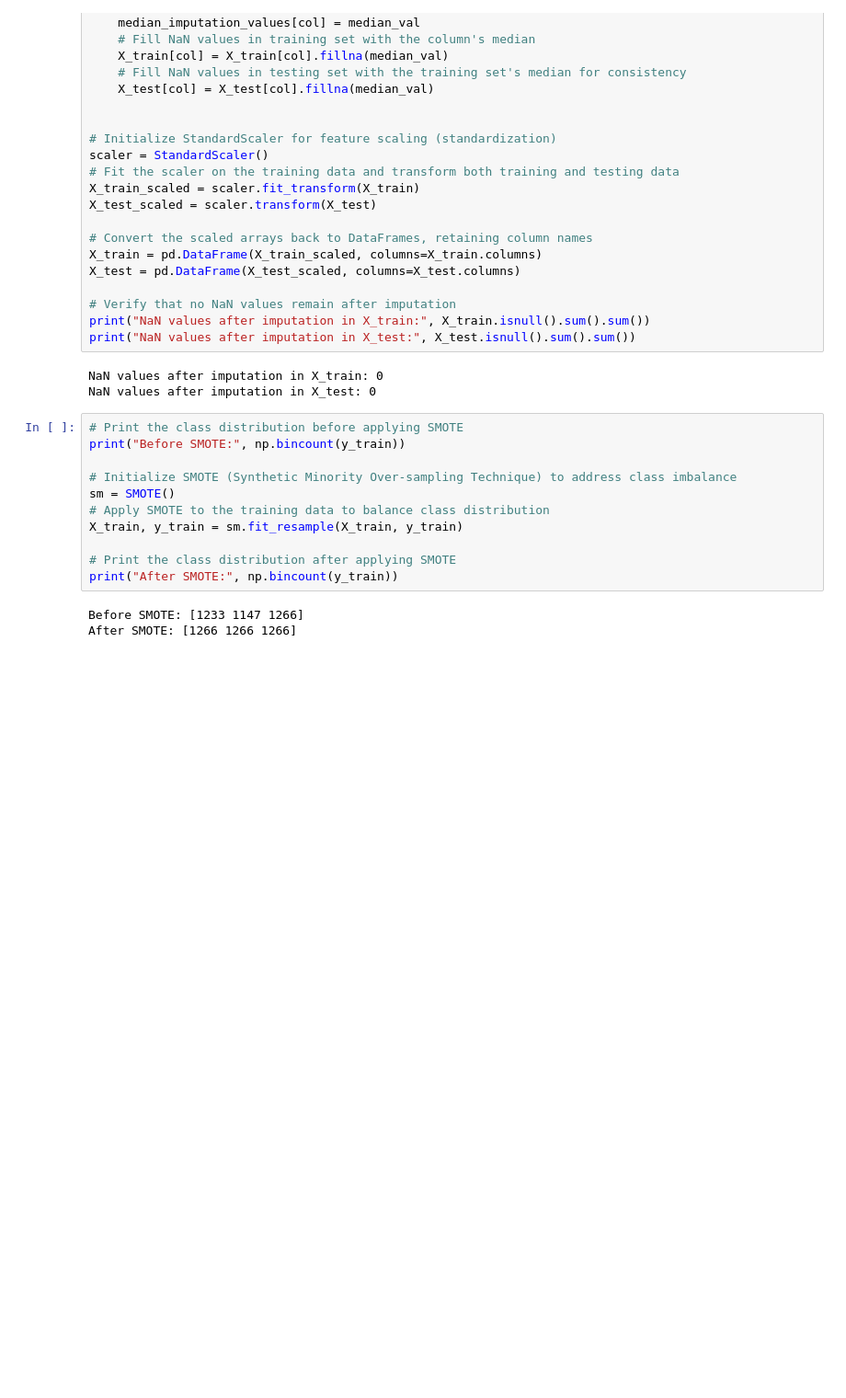
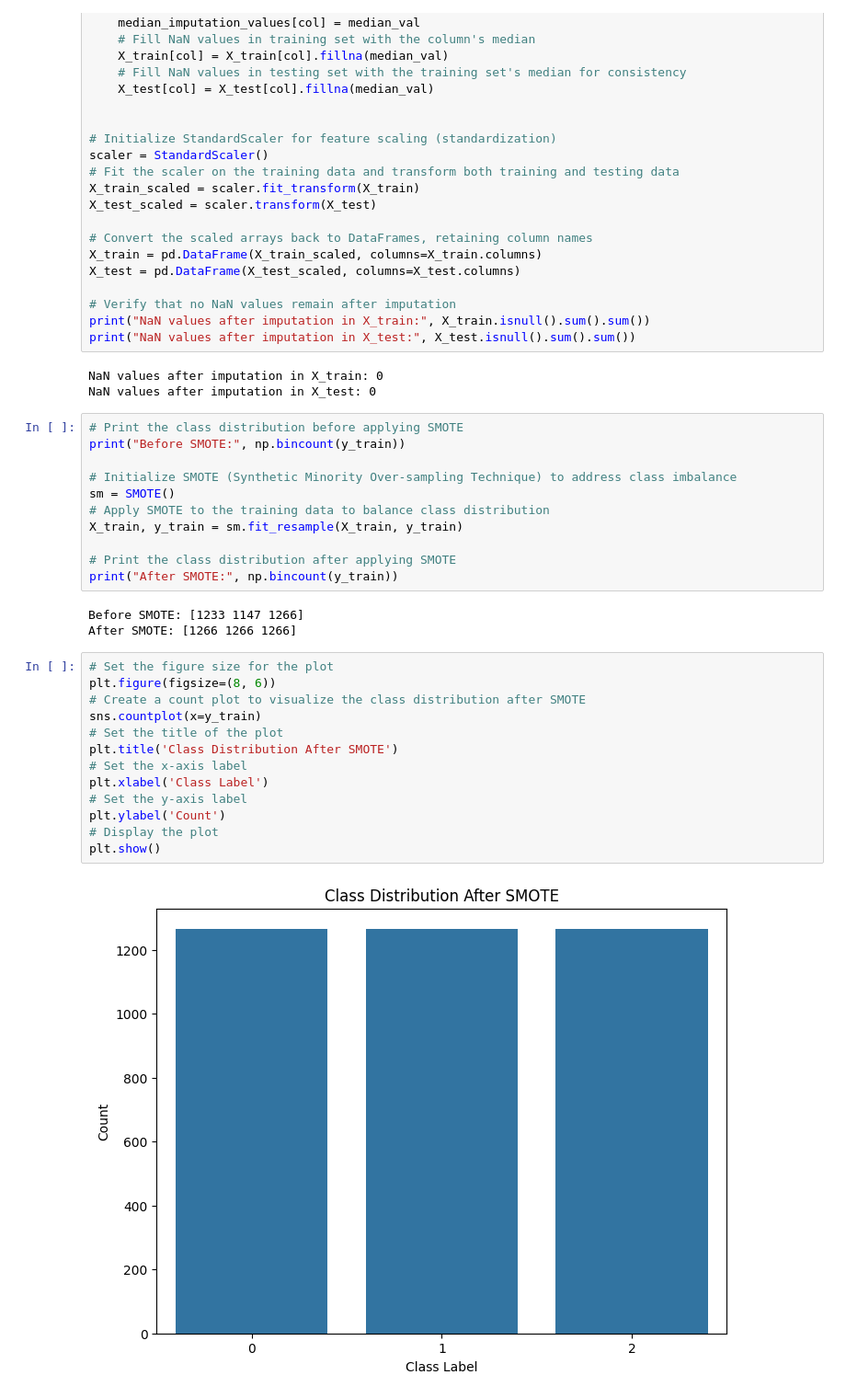
Before and after one commit to SiyumiJayawardhane/freshsense-imagemodel, a Jupyter notebook: Food_Spoilage_Detection.ipynb, the cells around one changed output. Shown at 92% size. Saved outputs shown, nothing was run; the diff lists cells and outputs as text; blank space fills up the shorter version.

Commit message:
Class Distribution After SMOTE

```diff
--- a/Food_Spoilage_Detection.ipynb
+++ b/Food_Spoilage_Detection.ipynb
@@ -286,3 +286,18 @@ print("After SMOTE:", np.bincount(y_train))
 # %% [output]
 Before SMOTE: [1233 1147 1266]
 After SMOTE: [1266 1266 1266]
+# %%
+# Set the figure size for the plot
+plt.figure(figsize=(8, 6))
+# Create a count plot to visualize the class distribution after SMOTE
+sns.countplot(x=y_train)
+# Set the title of the plot
+plt.title('Class Distribution After SMOTE')
+# Set the x-axis label
+plt.xlabel('Class Label')
+# Set the y-axis label
+plt.ylabel('Count')
+# Display the plot
+plt.show()
+# %% [output]
+[figure, added]
```
